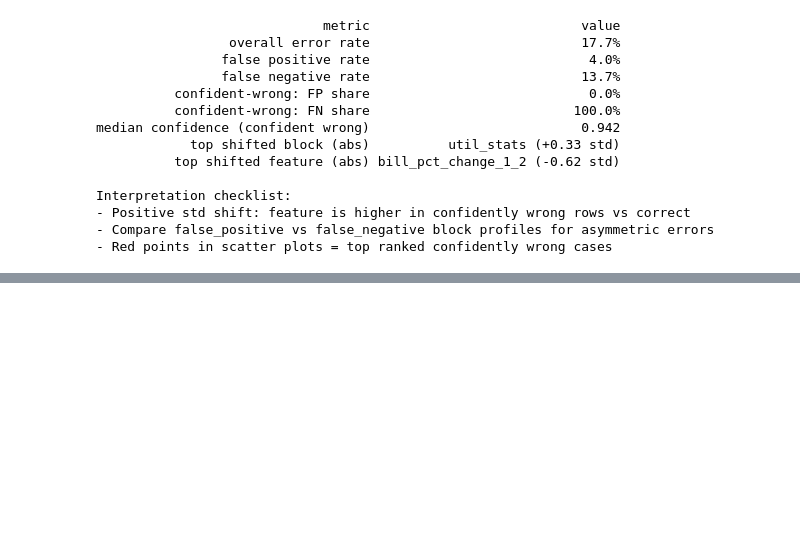
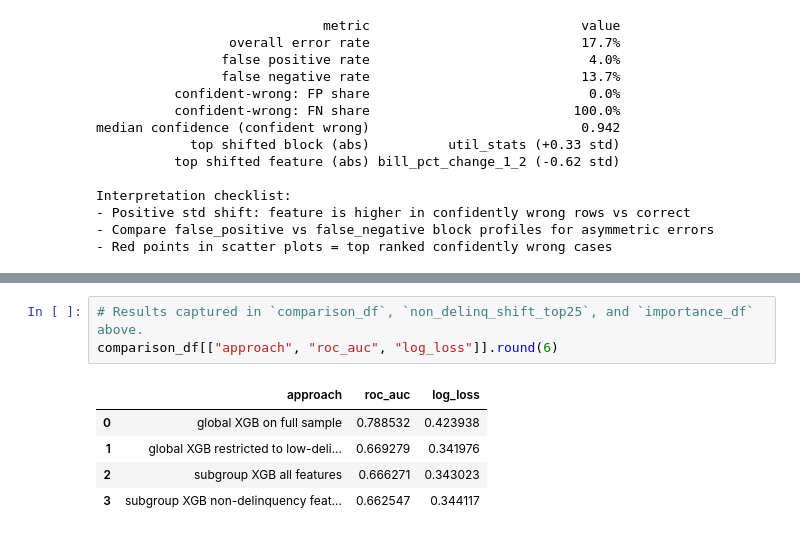
Before and after one commit to legendarystrat/interuni_datathon_2026, a Jupyter notebook: confident_errors_analysis.ipynb, the cells around one changed output, grey strips where cells are left out. Drawn from its saved outputs; the diff is of its cells as text; blank space fills up the shorter version.

```diff
--- a/confident_errors_analysis.ipynb
+++ b/confident_errors_analysis.ipynb
@@ -420,0 +714,9 @@ Interpretation checklist:
+# %%
+# Results captured in `comparison_df`, `non_delinq_shift_top25`, and `importance_df` above.
+comparison_df[["approach", "roc_auc", "log_loss"]].round(6)
+# %% [output]
+|  | approach | roc_auc | log_loss |
+| 0 | global XGB on full sample | 0.788532 | 0.423938 |
+| 1 | global XGB restricted to low-deli... | 0.669279 | 0.341976 |
+| 2 | subgroup XGB all features | 0.666271 | 0.343023 |
+| 3 | subgroup XGB non-delinquency feat... | 0.662547 | 0.344117 |
```
Also changed, not shown: parts of 6 cells of this notebook, 2 other files.
